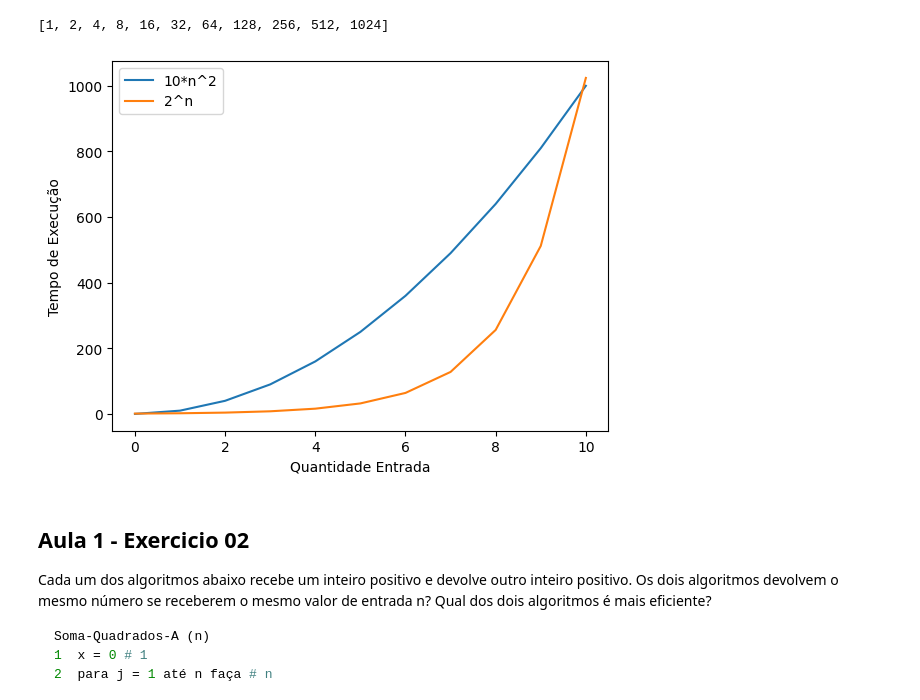
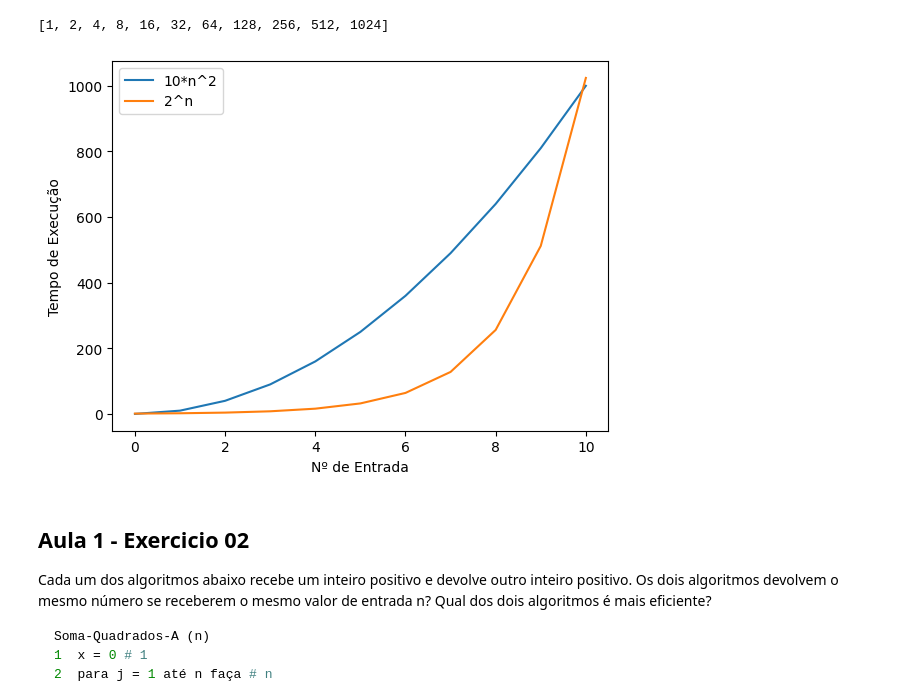
Before and after one commit to feliperasan/analysis_of_algorithms, a Jupyter notebook: Aula_1.ipynb, the cells around one changed output. Cells and saved outputs as stored; diff of their text form; code cells hidden in the pictures.

```diff
--- a/Aula_1.ipynb
+++ b/Aula_1.ipynb
@@ -26,15 +26,15 @@ time_algoritmo_2
 # %%
 # O Algoritmo que tem como função um polinômio é mais eficiente para n > 10
 # De acordo com o que foi visto em sala de aula os polinômios são mais eficientes
 # que as funções exponenciais.
 plt.plot(n, time_algoritmo_1, label='10*n^2')
 plt.plot(n, time_algoritmo_2, label='2^n')
-plt.xlabel('Quantidade Entrada')
+plt.xlabel('Nº de Entrada')
 plt.ylabel('Tempo de Execução')
 plt.legend()
 plt.show()
 # %% [output]
-[figure, old version]
+[figure, new version]
 # %% [markdown]
 ## Aula 1 - Exercicio 02
 
```
